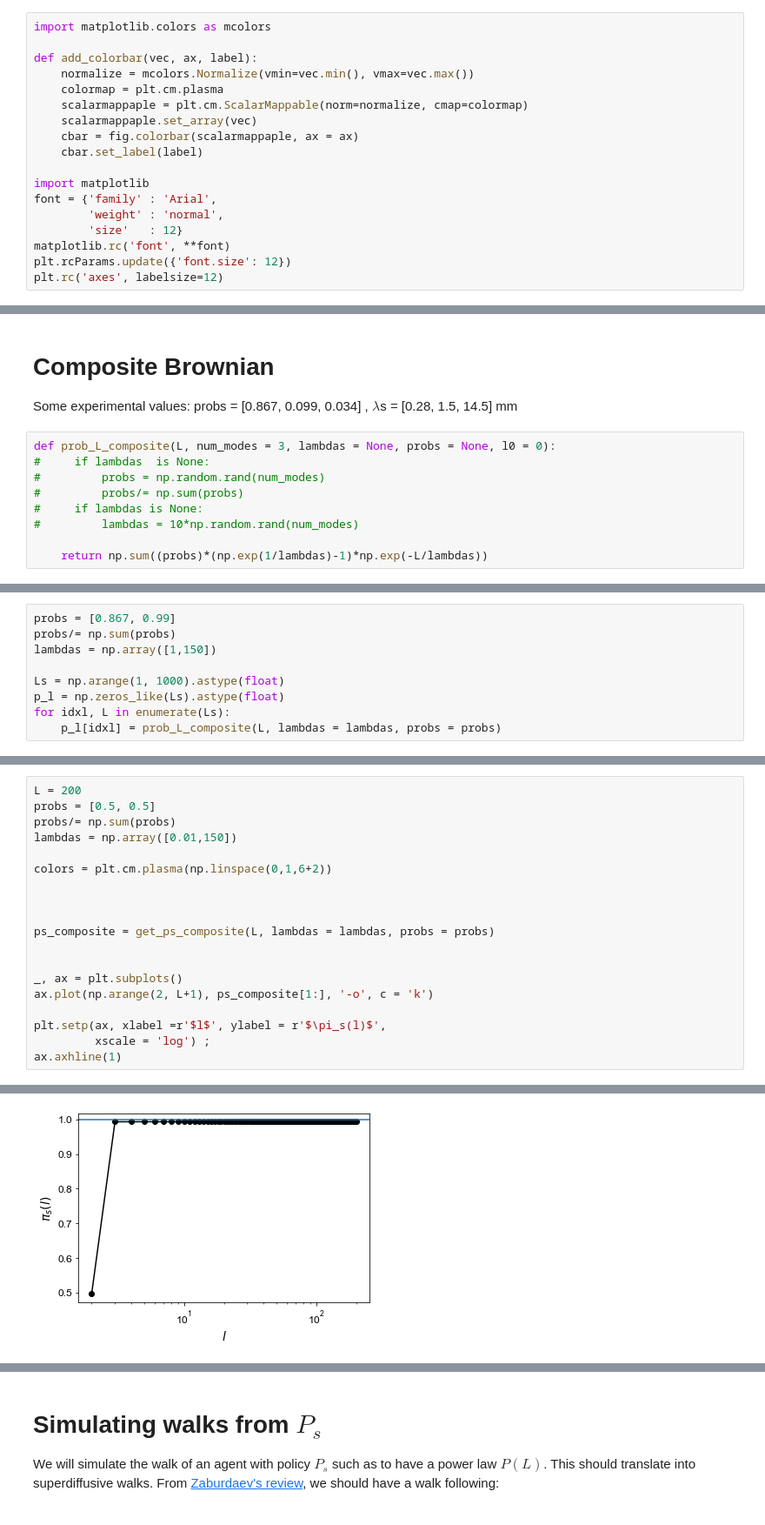
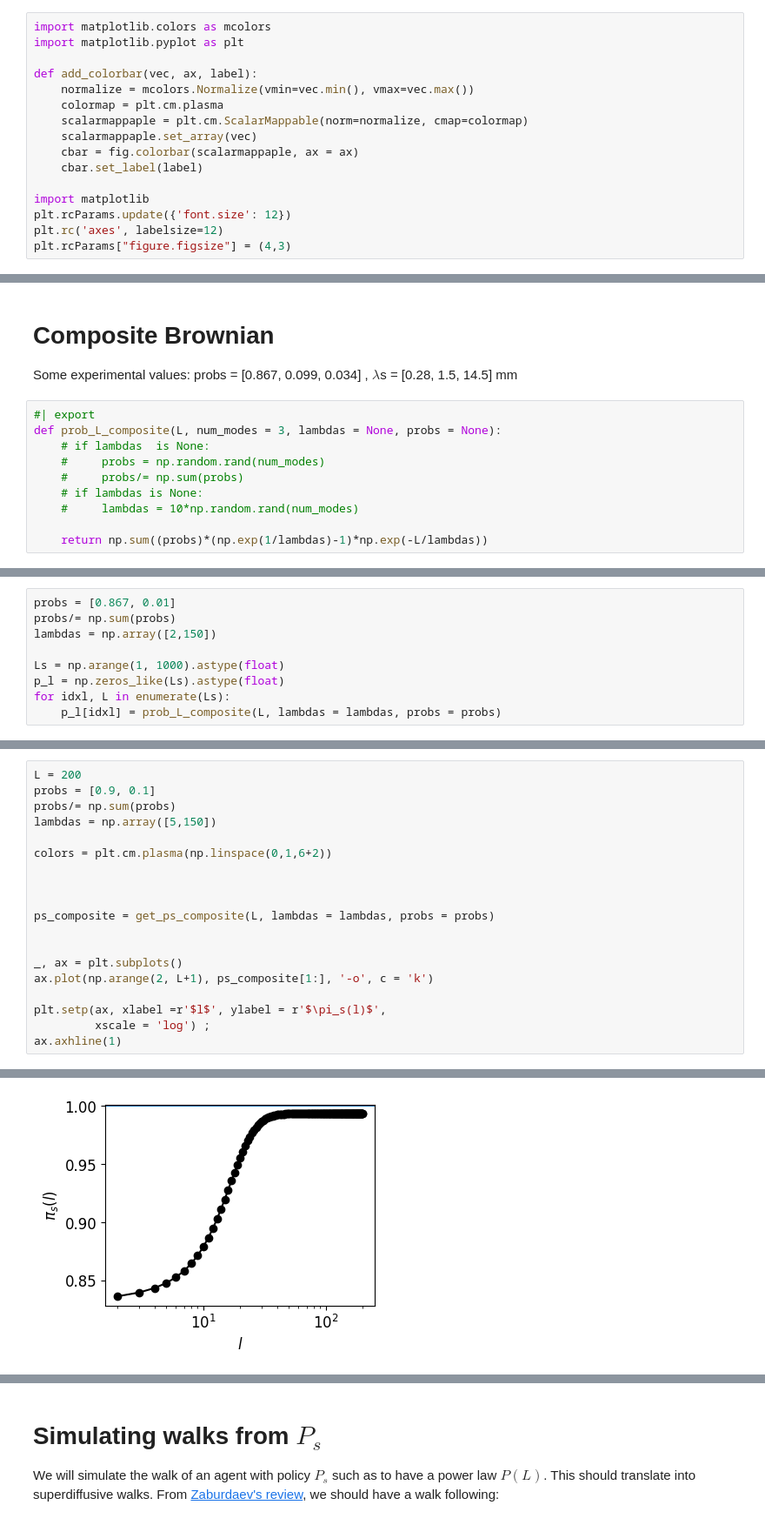
Before and after one commit to gorkamunoz/rl_opts, a Jupyter notebook: nbs/theoretical_policy.ipynb, the cells around one changed output, grey strips where cells are left out. Shown at 87% size. Cells and saved outputs as stored; diff of their text form.

```diff
--- a/nbs/theoretical_policy.ipynb
+++ b/nbs/theoretical_policy.ipynb
@@ -7,5 +16,6 @@ import matplotlib.pyplot as plt
 # %%
 import matplotlib.colors as mcolors
+import matplotlib.pyplot as plt
 
 def add_colorbar(vec, ax, label):
     normalize = mcolors.Normalize(vmin=vec.min(), vmax=vec.max())
@@ -16,9 +26,6 @@ def add_colorbar(vec, ax, label):
     cbar.set_label(label)
 
 import matplotlib
-font = {'family' : 'Arial',
-        'weight' : 'normal',
-        'size'   : 12}
-matplotlib.rc('font', **font)
 plt.rcParams.update({'font.size': 12})
 plt.rc('axes', labelsize=12)
+plt.rcParams["figure.figsize"] = (4,3)
@@ -302,11 +298,12 @@ plt.setp(ax, xlabel = r'$\xi$', xscale = 'log')
 
 Some experimental values: probs = [0.867, 0.099, 0.034] , $\lambda$s = [0.28, 1.5, 14.5] mm
 # %%
-def prob_L_composite(L, num_modes = 3, lambdas = None, probs = None, l0 = 0):
-#     if lambdas  is None:
-#         probs = np.random.rand(num_modes)
-#         probs/= np.sum(probs)
-#     if lambdas is None:
-#         lambdas = 10*np.random.rand(num_modes)
+#| export
+def prob_L_composite(L, num_modes = 3, lambdas = None, probs = None):
+    # if lambdas  is None:
+    #     probs = np.random.rand(num_modes)
+    #     probs/= np.sum(probs)
+    # if lambdas is None:
+    #     lambdas = 10*np.random.rand(num_modes)
 
     return np.sum((probs)*(np.exp(1/lambdas)-1)*np.exp(-L/lambdas))
@@ -313,7 +317,7 @@ def prob_L_composite(L, num_modes = 3, lambdas = None, probs = None, l0 = 0):
 # %%
-probs = [0.867, 0.99]
+probs = [0.867, 0.01]
 probs/= np.sum(probs)
-lambdas = np.array([1,150])
+lambdas = np.array([2,150])
 
 Ls = np.arange(1, 1000).astype(float)
 p_l = np.zeros_like(Ls).astype(float)
@@ -344,9 +348,9 @@ def get_ps_composite(L, lambdas = None, probs = None, ps_0 = 1):
     return ps
 # %%
 L = 200
-probs = [0.5, 0.5]
+probs = [0.9, 0.1]
 probs/= np.sum(probs)
-lambdas = np.array([0.01,150])
+lambdas = np.array([5,150])
 
 colors = plt.cm.plasma(np.linspace(0,1,6+2))
 
@@ -366 +370 @@ ax.axhline(1)
-[figure, old version]
+[figure, new version]
```
Also changed, not shown: parts of 72 cells of this notebook, 13 other files.
